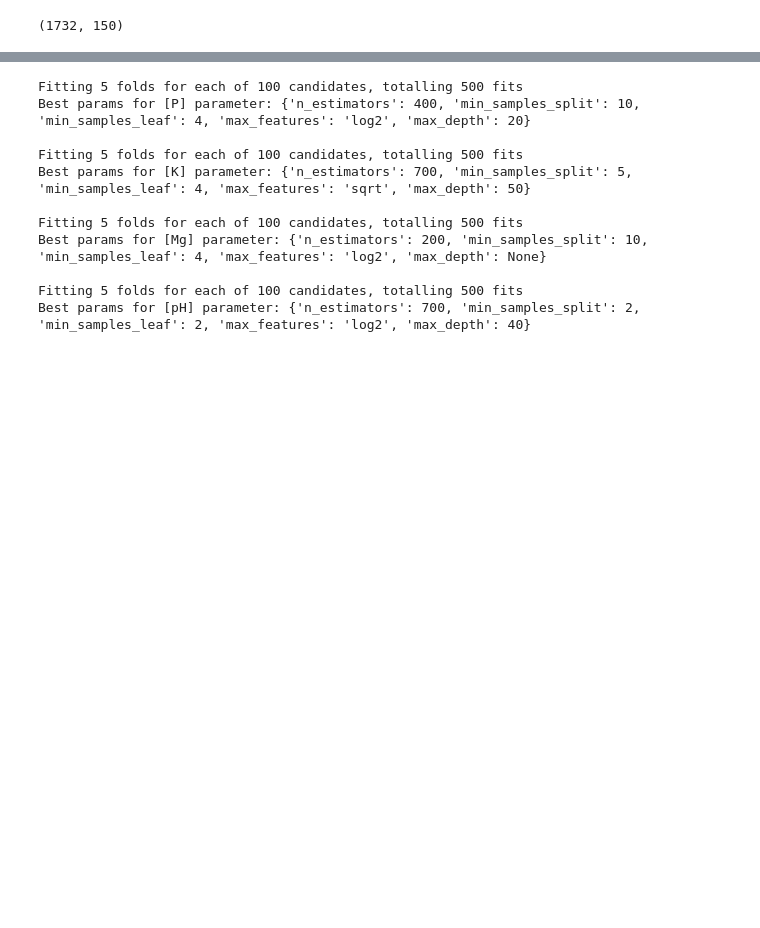
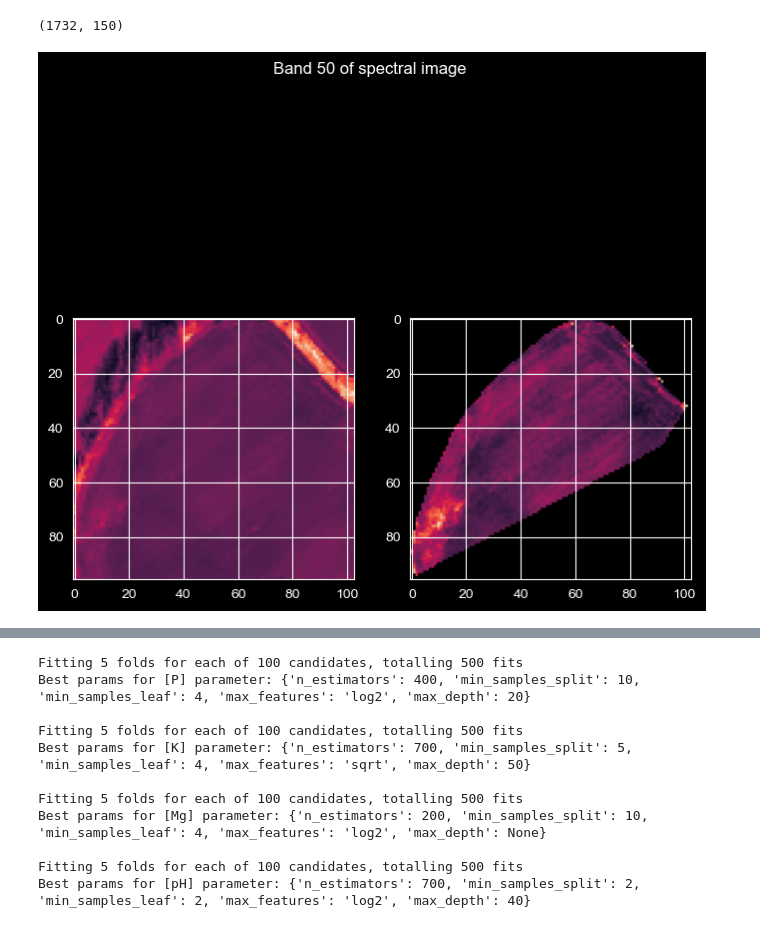
Before and after one commit to igorkotlarz1/io-hyperview-challenge, a Jupyter notebook: Code/main.ipynb, the cells around one changed output, grey strips where cells are left out. Saved outputs shown, nothing was run; the diff lists cells and outputs as text; code cells hidden in the pictures; blank space fills up the shorter version.

Commit message:
Moduly wykresy diagramy

```diff
--- a/Code/main.ipynb
+++ b/Code/main.ipynb
@@ -31,3 +31,8 @@ X, y, valid_indices = preprocessor.process_dataset(data_manager, gt_df)
 X.shape
 # %% [output]
 (1732, 150)
+# %%
+image_data = data_manager.load_image(1700)#1700 image - takie samo jak wcześniej
+Explorer.compare_masked_vs_not_masked(image_data, band=50)
+# %% [output]
+[figure, added]
```
Also changed, not shown: parts of 5 cells of this notebook, 2 other files.
